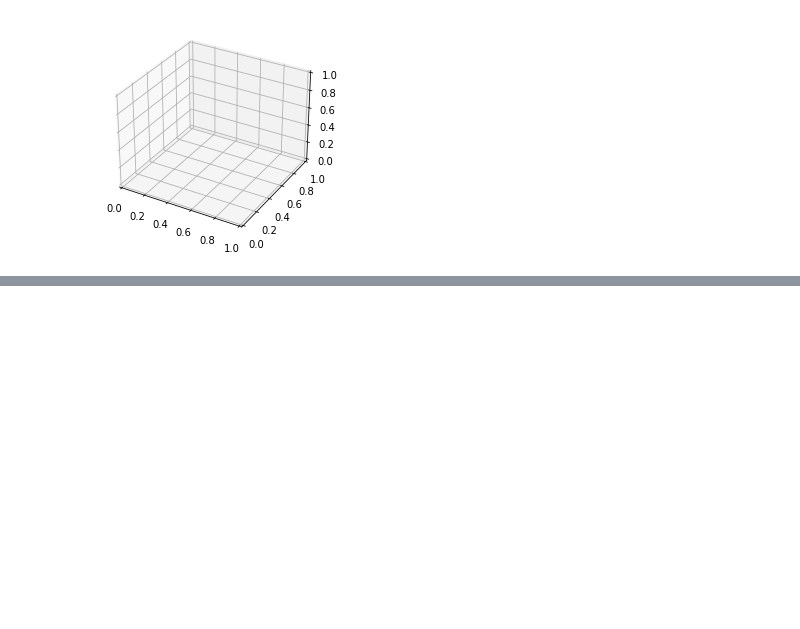
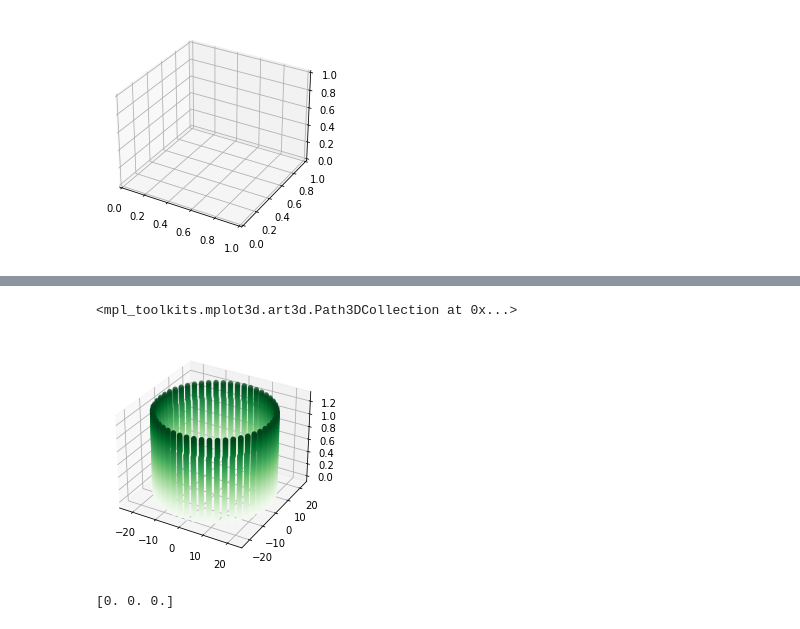
Before and after one commit to phillipa/LED-cube, a Jupyter notebook: Simulator/3d_plotter.ipynb, the cells around one changed output, grey strips where cells are left out. Drawn from its saved outputs; the diff is of its cells as text; code cells hidden in the pictures; blank space fills up the shorter version.

Commit message:
minor plot tests

```diff
--- a/Simulator/3d_plotter.ipynb
+++ b/Simulator/3d_plotter.ipynb
@@ -27,0 +28,24 @@ ax.scatter3D(xdata, ydata, zdata, c=zdata, cmap='Greens')
+# %%
+import yaml
+
+data = yaml.load(open("./column.yml", 'r'))
+
+xdata = []
+ydata = []
+zdata = []
+for idx in data.keys():
+    x,y,z = data[idx]
+    xdata.append(x)
+    ydata.append(y)
+    zdata.append(z)
+
+ax = plt.axes(projection='3d')
+ax.scatter3D(xdata, ydata, zdata, c=zdata, cmap='Greens')
+# %% [output]
+<mpl_toolkits.mplot3d.art3d.Path3DCollection at 0x...>
+[figure, added]
+# %%
+x = np.zeros((3, 5))
+print(x)
+# %% [output]
+[0. 0. 0.]
```
Also changed, not shown: parts of 1 cell of this notebook.
